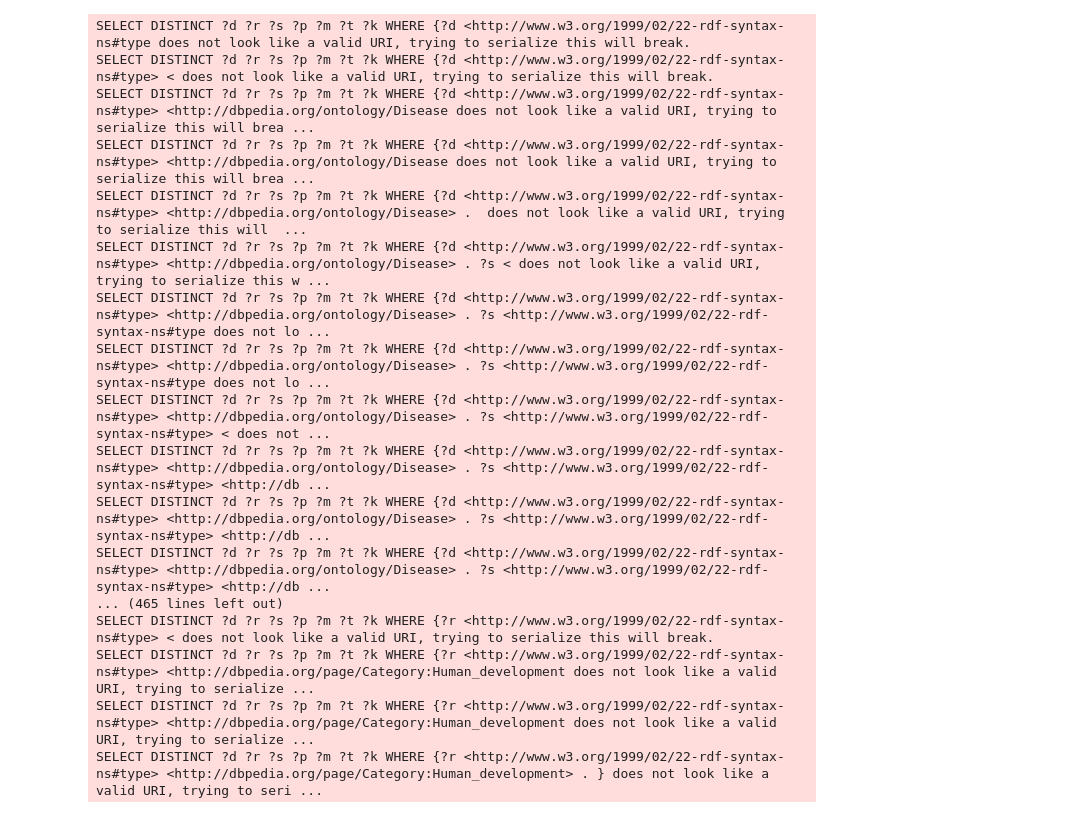
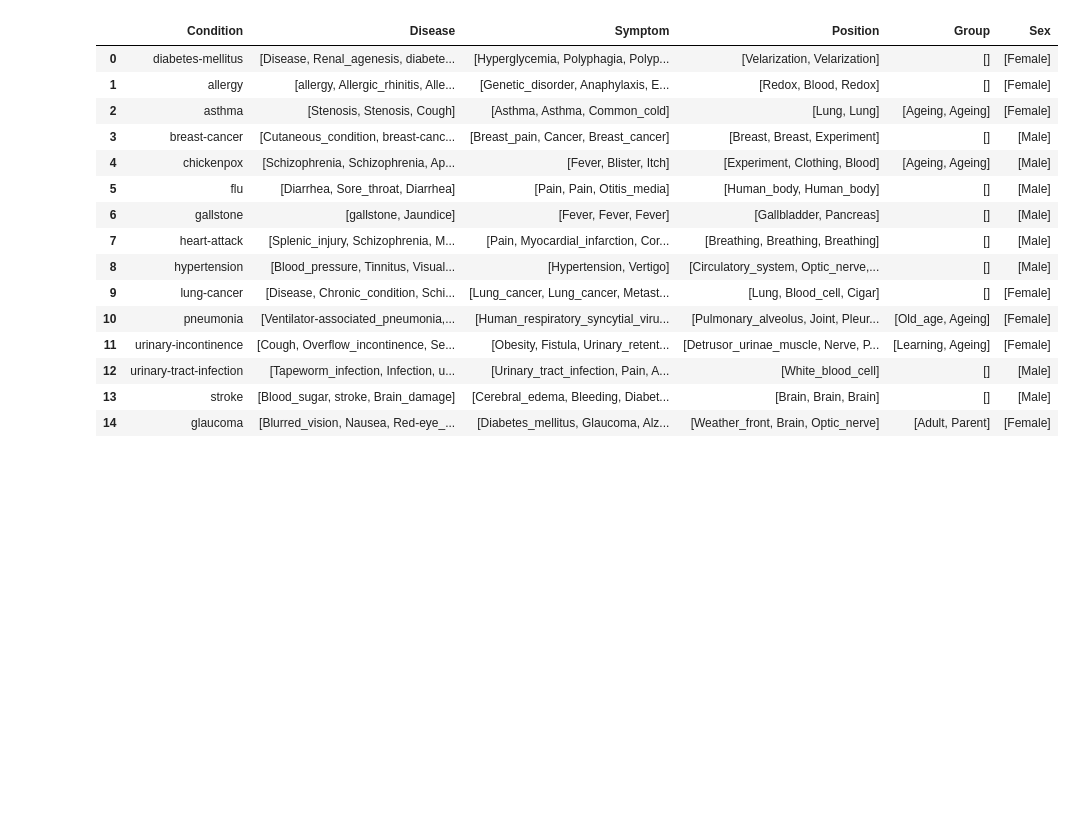
Before and after one commit to semanticmachinelearning/HealthChatbot, a Jupyter notebook: PredictionRanking.ipynb, the cells around one changed output. Drawn from its saved outputs; the diff is of its cells as text; code cells hidden in the pictures; blank space fills up the shorter version.

Commit message:
New updates to prediction and probablity KG create

```diff
--- a/PredictionRanking.ipynb
+++ b/PredictionRanking.ipynb
@@ -144,4 +145,4 @@ def spalq_condition_people(con):
     g.close()
     return r
 # %%
-Diseaselist = ['asthma','breast-cancer','chickenpox','flu','gallstone','heart-attack','hypertension','lung-cancer','pneumonia','urinary-incontinence','urinary-tract-infection','stroke','glaucoma']
+Diseaselist = ['diabetes-mellitus','allergy','asthma','breast-cancer','chickenpox','flu','gallstone','heart-attack','hypertension','lung-cancer','pneumonia','urinary-incontinence','urinary-tract-infection','stroke','glaucoma']
@@ -147,0 +163,34 @@ Diseaselist = ['asthma','breast-cancer','chickenpox','flu','gallstone','heart-at
+# %%
+
+p_df_test = pd.DataFrame(columns=['Condition','Disease', 'Symptom','Position','Group','Sex'])
+
+i =0
+for dis in Diseaselist:
+    d,s = spalq_condition_ds(dis)
+    v=select_k(d)
+    dsampling = random.choices(d, k=v)
+    v=select_k(s)
+    ssampling = random.choices(s, k=v)
+    #print (d,s)
+    #t = spalq_condition_treat(dis)
+    #k=select_k(t)
+    #tsampling = random.choices(t, k)
+    #print ('treat: ', t)
+    p = spalq_condition_pos(dis)
+    v=select_k(p)
+    psampling = random.choices(p, k=v)
+    #print('position: ', p)
+    #m = spalq_condition_medic(dis)
+    #print('medic: ', m)
+    #r = spalq_condition_drug(dis)
+    #print('drug: ', r)
+    gr = spalq_condition_people(dis)
+    v=select_k(gr)
+    grsampling = random.choices(gr, k=v)
+
+    sex = ['Male','Female']
+    sexsampling = random.choices(sex)
+    #print('people: ', gr)
+    #d,r,s,p,m,t,a = spalq_condition(dis)
+    p_df_test.loc[i] = [dis,dsampling,ssampling,psampling,grsampling,sexsampling]
+    i=i+1
@@ -147,0 +215,19 @@ Diseaselist = ['asthma','breast-cancer','chickenpox','flu','gallstone','heart-at
+# %%
+p_df_test
+# %% [output]
+|  | Condition | Disease | Symptom | Position | Group | Sex |
+| 0 | diabetes-mellitus | [Disease, Renal_agenesis, diabete... | [Hyperglycemia, Polyphagia, Polyp... | [Velarization, Velarization] | [] | [Female] |
+| 1 | allergy | [allergy, Allergic_rhinitis, Alle... | [Genetic_disorder, Anaphylaxis, E... | [Redox, Blood, Redox] | [] | [Female] |
+| 2 | asthma | [Stenosis, Stenosis, Cough] | [Asthma, Asthma, Common_cold] | [Lung, Lung] | [Ageing, Ageing] | [Female] |
+| 3 | breast-cancer | [Cutaneous_condition, breast-canc... | [Breast_pain, Cancer, Breast_cancer] | [Breast, Breast, Experiment] | [] | [Male] |
+| 4 | chickenpox | [Schizophrenia, Schizophrenia, Ap... | [Fever, Blister, Itch] | [Experiment, Clothing, Blood] | [Ageing, Ageing] | [Male] |
+| 5 | flu | [Diarrhea, Sore_throat, Diarrhea] | [Pain, Pain, Otitis_media] | [Human_body, Human_body] | [] | [Male] |
+| 6 | gallstone | [gallstone, Jaundice] | [Fever, Fever, Fever] | [Gallbladder, Pancreas] | [] | [Male] |
+| 7 | heart-attack | [Splenic_injury, Schizophrenia, M... | [Pain, Myocardial_infarction, Cor... | [Breathing, Breathing, Breathing] | [] | [Male] |
+| 8 | hypertension | [Blood_pressure, Tinnitus, Visual... | [Hypertension, Vertigo] | [Circulatory_system, Optic_nerve,... | [] | [Male] |
+| 9 | lung-cancer | [Disease, Chronic_condition, Schi... | [Lung_cancer, Lung_cancer, Metast... | [Lung, Blood_cell, Cigar] | [] | [Female] |
+| 10 | pneumonia | [Ventilator-associated_pneumonia,... | [Human_respiratory_syncytial_viru... | [Pulmonary_alveolus, Joint, Pleur... | [Old_age, Ageing] | [Female] |
+| 11 | urinary-incontinence | [Cough, Overflow_incontinence, Se... | [Obesity, Fistula, Urinary_retent... | [Detrusor_urinae_muscle, Nerve, P... | [Learning, Ageing] | [Female] |
+| 12 | urinary-tract-infection | [Tapeworm_infection, Infection, u... | [Urinary_tract_infection, Pain, A... | [White_blood_cell] | [] | [Male] |
+| 13 | stroke | [Blood_sugar, stroke, Brain_damage] | [Cerebral_edema, Bleeding, Diabet... | [Brain, Brain, Brain] | [] | [Male] |
+| 14 | glaucoma | [Blurred_vision, Nausea, Red-eye_... | [Diabetes_mellitus, Glaucoma, Alz... | [Weather_front, Brain, Optic_nerve] | [Adult, Parent] | [Female] |
@@ -270,20 +426,0 @@ def predict_ranking(symptom,pre_disease,agegroup,sex):
-# %%
-ranking = predict_ranking(['Wheeze','Overactive_bladder'],['Schizophrenia','Blood_pressure'],['Ageing'],['Male'])
-# %% [output]
-SELECT DISTINCT ?d ?r ?s ?p ?m ?t ?k WHERE {?d <http://www.w3.org/1999/02/22-rdf-syntax-ns#type does not look like a valid URI, trying to serialize this will break.
-SELECT DISTINCT ?d ?r ?s ?p ?m ?t ?k WHERE {?d <http://www.w3.org/1999/02/22-rdf-syntax-ns#type> < does not look like a valid URI, trying to serialize this will break.
-SELECT DISTINCT ?d ?r ?s ?p ?m ?t ?k WHERE {?d <http://www.w3.org/1999/02/22-rdf-syntax-ns#type> <http://dbpedia.org/ontology/Disease does not look like a valid URI, trying to serialize this will brea ...
-SELECT DISTINCT ?d ?r ?s ?p ?m ?t ?k WHERE {?d <http://www.w3.org/1999/02/22-rdf-syntax-ns#type> <http://dbpedia.org/ontology/Disease does not look like a valid URI, trying to serialize this will brea ...
-SELECT DISTINCT ?d ?r ?s ?p ?m ?t ?k WHERE {?d <http://www.w3.org/1999/02/22-rdf-syntax-ns#type> <http://dbpedia.org/ontology/Disease> .  does not look like a valid URI, trying to serialize this will  ...
-SELECT DISTINCT ?d ?r ?s ?p ?m ?t ?k WHERE {?d <http://www.w3.org/1999/02/22-rdf-syntax-ns#type> <http://dbpedia.org/ontology/Disease> . ?s < does not look like a valid URI, trying to serialize this w ...
-SELECT DISTINCT ?d ?r ?s ?p ?m ?t ?k WHERE {?d <http://www.w3.org/1999/02/22-rdf-syntax-ns#type> <http://dbpedia.org/ontology/Disease> . ?s <http://www.w3.org/1999/02/22-rdf-syntax-ns#type does not lo ...
-SELECT DISTINCT ?d ?r ?s ?p ?m ?t ?k WHERE {?d <http://www.w3.org/1999/02/22-rdf-syntax-ns#type> <http://dbpedia.org/ontology/Disease> . ?s <http://www.w3.org/1999/02/22-rdf-syntax-ns#type does not lo ...
-SELECT DISTINCT ?d ?r ?s ?p ?m ?t ?k WHERE {?d <http://www.w3.org/1999/02/22-rdf-syntax-ns#type> <http://dbpedia.org/ontology/Disease> . ?s <http://www.w3.org/1999/02/22-rdf-syntax-ns#type> < does not ...
-SELECT DISTINCT ?d ?r ?s ?p ?m ?t ?k WHERE {?d <http://www.w3.org/1999/02/22-rdf-syntax-ns#type> <http://dbpedia.org/ontology/Disease> . ?s <http://www.w3.org/1999/02/22-rdf-syntax-ns#type> <http://db ...
-SELECT DISTINCT ?d ?r ?s ?p ?m ?t ?k WHERE {?d <http://www.w3.org/1999/02/22-rdf-syntax-ns#type> <http://dbpedia.org/ontology/Disease> . ?s <http://www.w3.org/1999/02/22-rdf-syntax-ns#type> <http://db ...
-SELECT DISTINCT ?d ?r ?s ?p ?m ?t ?k WHERE {?d <http://www.w3.org/1999/02/22-rdf-syntax-ns#type> <http://dbpedia.org/ontology/Disease> . ?s <http://www.w3.org/1999/02/22-rdf-syntax-ns#type> <http://db ...
-... (465 lines left out)
-SELECT DISTINCT ?d ?r ?s ?p ?m ?t ?k WHERE {?r <http://www.w3.org/1999/02/22-rdf-syntax-ns#type> < does not look like a valid URI, trying to serialize this will break.
-SELECT DISTINCT ?d ?r ?s ?p ?m ?t ?k WHERE {?r <http://www.w3.org/1999/02/22-rdf-syntax-ns#type> <http://dbpedia.org/page/Category:Human_development does not look like a valid URI, trying to serialize ...
-SELECT DISTINCT ?d ?r ?s ?p ?m ?t ?k WHERE {?r <http://www.w3.org/1999/02/22-rdf-syntax-ns#type> <http://dbpedia.org/page/Category:Human_development does not look like a valid URI, trying to serialize ...
-SELECT DISTINCT ?d ?r ?s ?p ?m ?t ?k WHERE {?r <http://www.w3.org/1999/02/22-rdf-syntax-ns#type> <http://dbpedia.org/page/Category:Human_development> . } does not look like a valid URI, trying to seri ...
```
Also changed, not shown: parts of 10 cells of this notebook.
